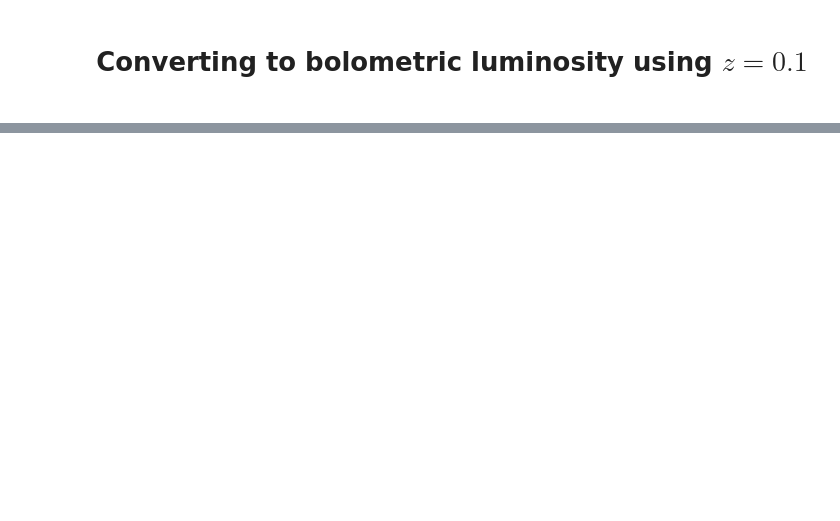
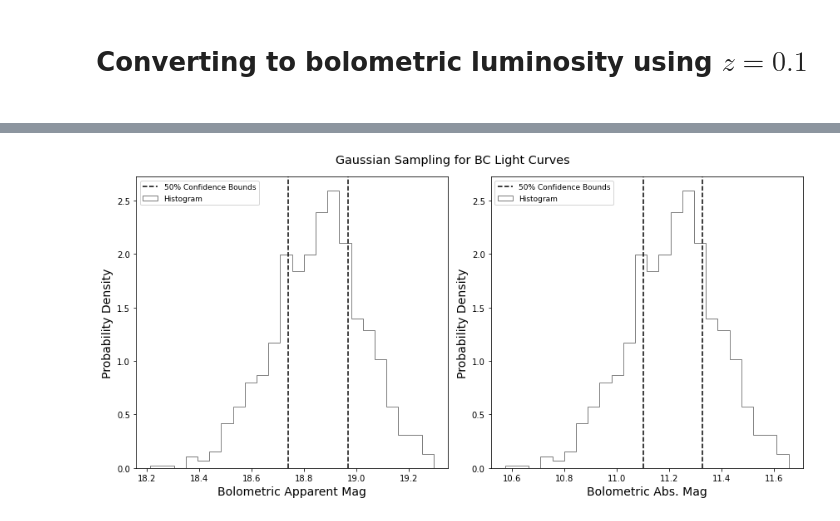
Before and after one commit to 159Patrick159/ZN-7090, a Jupyter notebook: Scripts/Light Curve Modelling.ipynb, the cells around one changed output, grey strips where cells are left out. Drawn from its saved outputs; the diff is of its cells as text; code cells hidden in the pictures; blank space fills up the shorter version.

```diff
--- a/Scripts/Light Curve Modelling.ipynb
+++ b/Scripts/Light Curve Modelling.ipynb
@@ -390,0 +435,81 @@ plt.tight_layout()
+# %%
+from scipy.stats import mode
+BC = lambda x: c0z + c1z*x + c2z*x**2
+Lsun = 3.845e33
+Msun = 4.74
+#c0z, c1z, c2z = BC_df.loc[2]['C0'], BC_df.loc[2]['C1'], BC_df.loc[2]['C2']
+#c0z, c1z, c2z = BC_df.loc[1]['C0'], BC_df.loc[1]['C1'], BC_df.loc[1]['C2']
+c0z, c1z, c2z = BC_df.loc[0]['C0'], BC_df.loc[0]['C1'], BC_df.loc[0]['C2']
+for i in range(1,len(Vmags)):
+
+    fig = plt.figure(figsize=(12,6))
+    fig.suptitle(f"Gaussian Sampling for BC Light Curves", fontsize='x-large')
+    a1 = plt.subplot(1,2,1)
+    a2 = plt.subplot(1,2,2)
+
+
+    #s_mag1 = np.random.normal(loc=Vmags[i],scale=Vmags_err[i],size=1000)
+    #s_mag2 = np.random.normal(loc=imags[i],scale=imags_err[i],size=1000)
+
+    s_mag1 = np.random.normal(loc=Bmags[i],scale=Bmags_err[i],size=1000)
+    s_mag2 = np.random.normal(loc=Vmags[i],scale=Vmags_err[i],size=1000)
+
+    s_color = s_mag1-s_mag2
+    s_BC = BC(s_color)
+    s_mbol = s_BC + s_mag1
+    s_Mbol = s_mbol - np.log10((Dl.to(u.pc)).value/(10))
+    s_Lbol = (Lsun*10**(0.4*(Msun - s_Mbol)))
+
+    # Calculate statistical significant parameters
+    mbol_lq = np.percentile(s_mbol,25)
+    mbol_uq = np.percentile(s_mbol,75)
+
+    Mbol_lq = np.percentile(s_Mbol,25)
+    Mbol_uq = np.percentile(s_Mbol,75)
+
+    Lbol_lq = np.percentile(s_Lbol,25)
+    Lbol_uq = np.percentile(s_Lbol,75)
+    Lbol_med = np.median(s_Lbol)
+    Lbol_mean = np.mean(s_Lbol)
+    Lbol_std = np.std(s_Lbol)
+
+    a1.hist(s_mbol, bins = 'fd',density=True, color = 'k', histtype = 'step', label = 'Histogram', alpha = 0.5)
+    a1.axvline(x = mbol_lq, color = 'k', label = '50% Confidence Bounds', linestyle = '--')
+    a1.axvline(x = mbol_uq, color = 'k', linestyle = '--')
+    #a1.axvline(x = color_med, color = 'r', label = 'Median', linestyle = '-',linewidth=0.9)
+    a1.set_xlabel("Bolometric Apparent Mag",fontsize=14)
+    a1.set_ylabel("Probability Density",fontsize=14)
+    a1.legend(prop={'size':9})
+
+    a2.hist(s_Mbol, bins = 'fd',density=True, color = 'k', histtype = 'step', label = 'Histogram', alpha = 0.5)
+    a2.axvline(x = Mbol_lq, color = 'k', label = '50% Confidence Bounds', linestyle = '--')
+    a2.axvline(x = Mbol_uq, color = 'k', linestyle = '--')
+    #a1.axvline(x = color_med, color = 'r', label = 'Median', linestyle = '-',linewidth=0.9)
+    a2.set_xlabel("Bolometric Abs. Mag",fontsize=14)
+    a2.set_ylabel("Probability Density",fontsize=14)
+    a2.legend(prop={'size':9})
+    plt.tight_layout()
+    plt.show()
+
+    fig = plt.figure(figsize=(8,6))
+    a3 = plt.subplot(1,1,1)
+    a3.hist(s_Lbol, bins = 'fd',density=True, color = 'k', histtype = 'step', label = 'Histogram', alpha = 0.5)
+    a3.axvline(x = Lbol_lq, color = 'k', label = '50% Confidence Bounds', linestyle = '--')
+    a3.axvline(x = Lbol_uq, color = 'k', linestyle = '--')
+    a3.axvline(x = Lbol_med, color = 'r', label = 'Median', linestyle = '-',linewidth=0.9)
+    a3.axvline(x = Lbol_mean,color='orange',label='Mean',linestyle="--")
+    a3.axvline(x = Lbol_mean + Lbol_std,color='g',label='Std',alpha=0.5)
+    a3.axvline(x = Lbol_mean - Lbol_std,color='g',alpha=0.5)
+    a3.set_xlabel("Bolometric Luminosity",fontsize=14)
+    a3.set_ylabel("Probability Density",fontsize=14)
+    a3.legend(prop={'size':9})
+
+    plt.tight_layout()
+    plt.show()
+
+    print("Pearson's Median Skewness")
+    print(3*(Lbol_mean - Lbol_med)/Lbol_std)
+    if i == 3:
+        break
+# %% [output]
+[figure, added]
```
Also changed, not shown: parts of 19 cells of this notebook.
